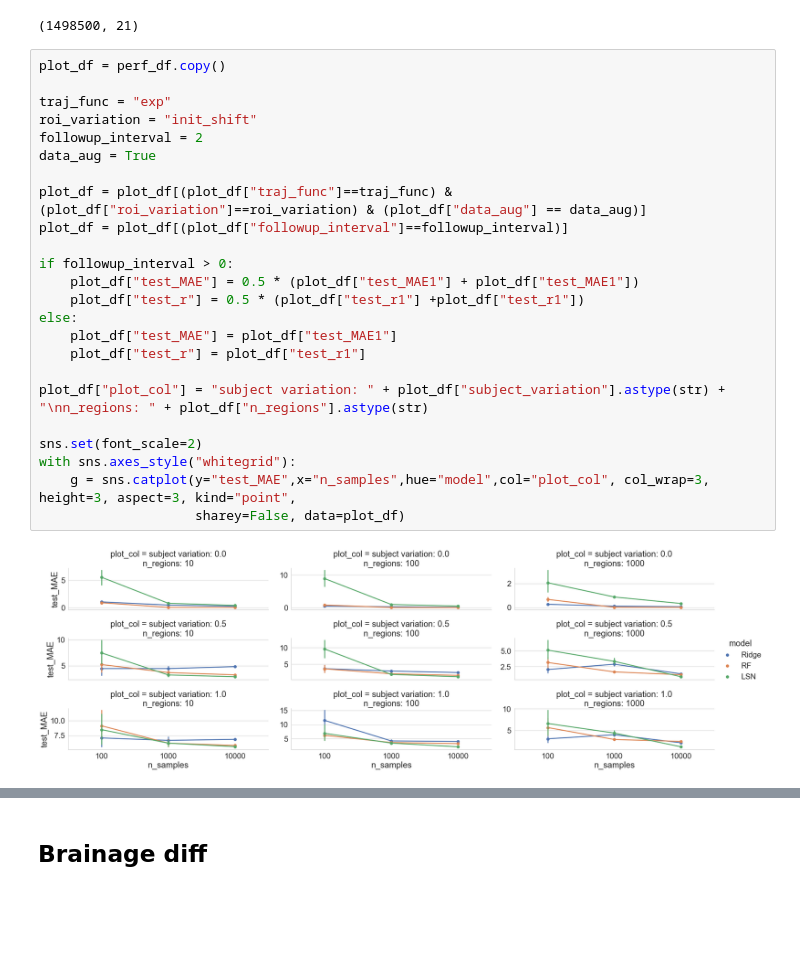
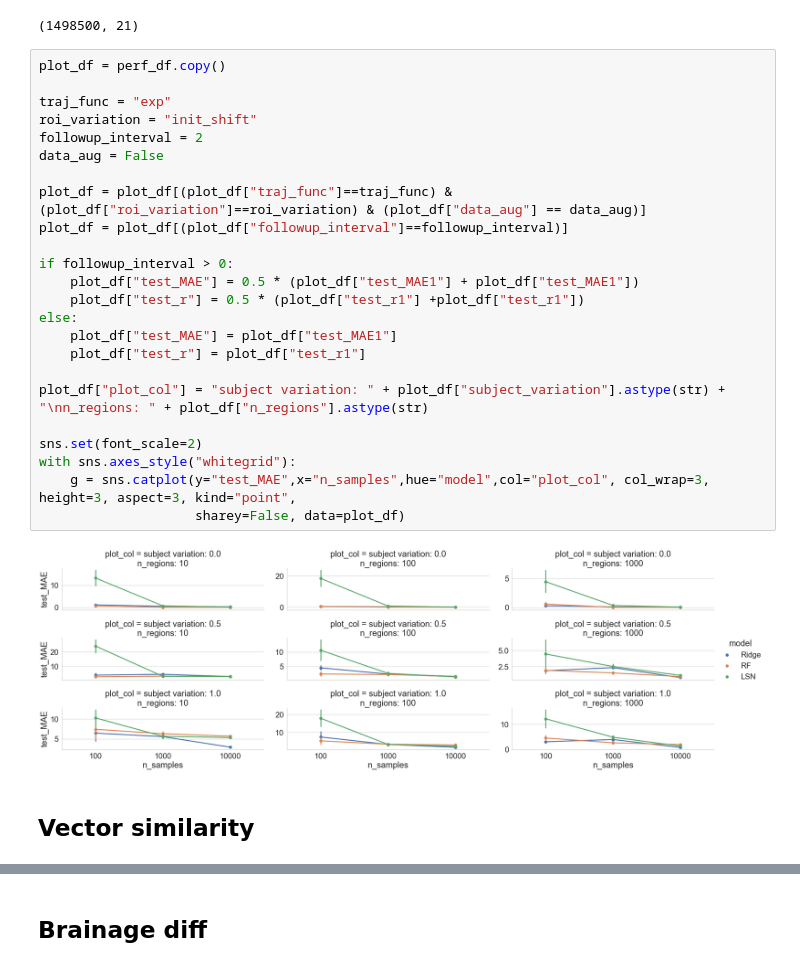
Before and after one commit to nikhil153/brain-diff, a Jupyter notebook: notebooks/8_brain_diff_sim_results.ipynb, the cells around one changed output, grey strips where cells are left out. Drawn from its saved outputs; the diff is of its cells as text; blank space fills up the shorter version.

```diff
--- a/notebooks/8_brain_diff_sim_results.ipynb
+++ b/notebooks/8_brain_diff_sim_results.ipynb
@@ -52,26 +52,28 @@ perf_df.shape
 # %%
 plot_df = perf_df.copy()
 
 traj_func = "exp"
 roi_variation = "init_shift"
 followup_interval = 2
-data_aug = True
+data_aug = False
 
 plot_df = plot_df[(plot_df["traj_func"]==traj_func) & (plot_df["roi_variation"]==roi_variation) & (plot_df["data_aug"] == data_aug)]
 plot_df = plot_df[(plot_df["followup_interval"]==followup_interval)]
 
 if followup_interval > 0:
     plot_df["test_MAE"] = 0.5 * (plot_df["test_MAE1"] + plot_df["test_MAE1"])
     plot_df["test_r"] = 0.5 * (plot_df["test_r1"] +plot_df["test_r1"])
 else:
     plot_df["test_MAE"] = plot_df["test_MAE1"]
     plot_df["test_r"] = plot_df["test_r1"]
 
 plot_df["plot_col"] = "subject variation: " + plot_df["subject_variation"].astype(str) + "\nn_regions: " + plot_df["n_regions"].astype(str)
 
 sns.set(font_scale=2)
 with sns.axes_style("whitegrid"):
     g = sns.catplot(y="test_MAE",x="n_samples",hue="model",col="plot_col", col_wrap=3, height=3, aspect=3, kind="point",
                     sharey=False, data=plot_df)
 # %% [output]
-[figure, old version]
+[figure, new version]
+# %% [markdown]
+## Vector similarity
```
Also changed, not shown: parts of 4 cells of this notebook, 3 other files.
